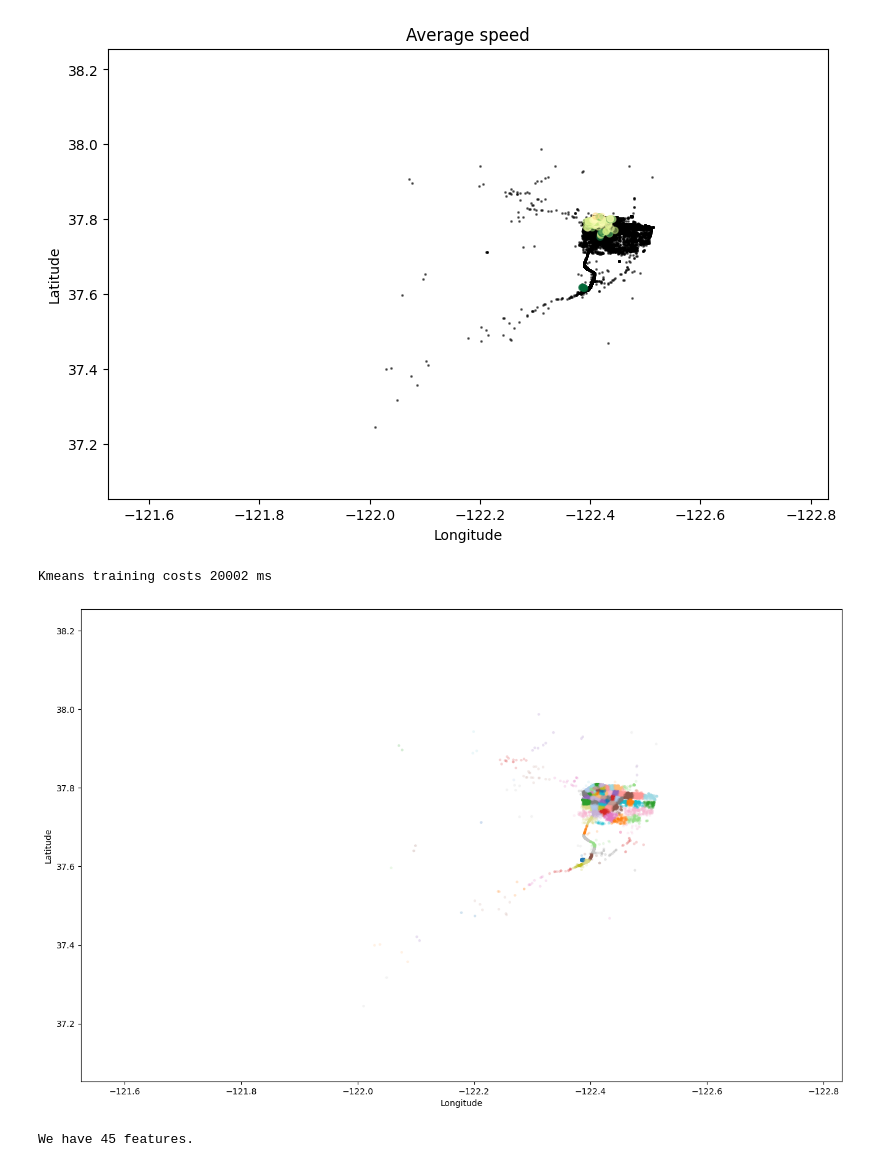
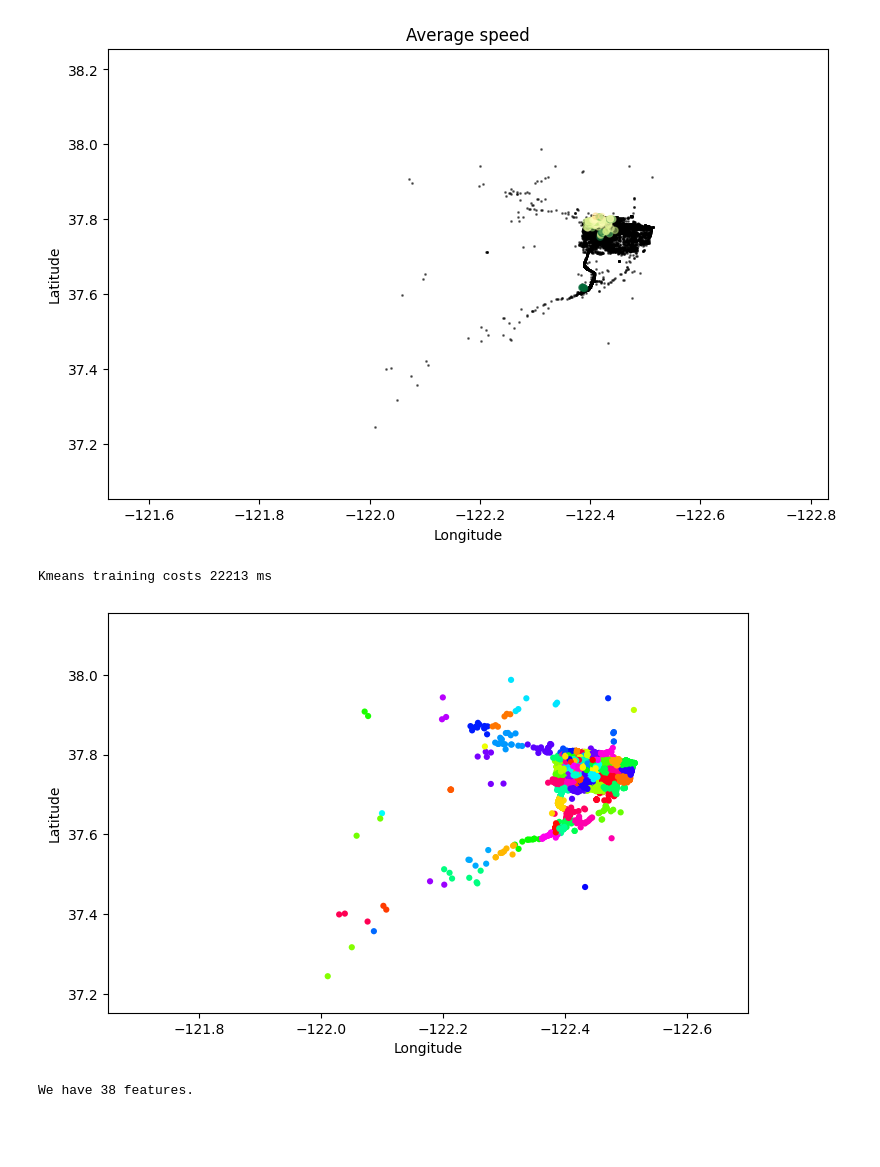
Before and after one commit to lin-shuang/toy-google-maps, a Jupyter notebook: Time estimation.ipynb, the cells around one changed output. Drawn from its saved outputs; the diff is of its cells as text; code cells hidden in the pictures; blank space fills up the shorter version.

```diff
--- a/Time estimation.ipynb
+++ b/Time estimation.ipynb
@@ -177,14 +186,10 @@ plt.show()
 # %%
-# Distance
+# Distances of pick up & drop offs
 train.loc[:, 'distance_haversine'] = haversine_array(train['pickup_latitude'].values, train['pickup_longitude'].values, train['dropoff_latitude'].values, train['dropoff_longitude'].values)
-train.loc[:, 'distance_dummy_manhattan'] = dummy_manhattan_distance(train['pickup_latitude'].values, train['pickup_longitude'].values, train['dropoff_latitude'].values, train['dropoff_longitude'].values)
 train.loc[:, 'direction'] = bearing_array(train['pickup_latitude'].values, train['pickup_longitude'].values, train['dropoff_latitude'].values, train['dropoff_longitude'].values)
-train.loc[:, 'pca_manhattan'] = np.abs(train['dropoff_pca1'] - train['pickup_pca1']) + np.abs(train['dropoff_pca0'] - train['pickup_pca0'])
 
 test.loc[:, 'distance_haversine'] = haversine_array(test['pickup_latitude'].values, test['pickup_longitude'].values, test['dropoff_latitude'].values, test['dropoff_longitude'].values)
-test.loc[:, 'distance_dummy_manhattan'] = dummy_manhattan_distance(test['pickup_latitude'].values, test['pickup_longitude'].values, test['dropoff_latitude'].values, test['dropoff_longitude'].values)
 test.loc[:, 'direction'] = bearing_array(test['pickup_latitude'].values, test['pickup_longitude'].values, test['dropoff_latitude'].values, test['dropoff_longitude'].values)
-test.loc[:, 'pca_manhattan'] = np.abs(test['dropoff_pca1'] - test['pickup_pca1']) + np.abs(test['dropoff_pca0'] - test['pickup_pca0'])
 
 train.loc[:, 'center_latitude'] = (train['pickup_latitude'].values + train['dropoff_latitude'].values) / 2
 train.loc[:, 'center_longitude'] = (train['pickup_longitude'].values + train['dropoff_longitude'].values) / 2
@@ -205,18 +210,14 @@ test.loc[:, 'pickup_hour'] = test['pickup_datetime'].dt.hour
 test.loc[:, 'pickup_minute'] = test['pickup_datetime'].dt.minute
 test.loc[:, 'pickup_dt'] = (test['pickup_datetime'] - train['pickup_datetime'].min()).dt.total_seconds()
 test.loc[:, 'pickup_week_hour'] = test['pickup_weekday'] * 24 + test['pickup_hour']
-# %%
-# Speed
-train.loc[:, 'avg_speed_h'] = 1000 * train['distance_haversine'] / train['trip_duration']
-train.loc[:, 'avg_speed_m'] = 1000 * train['distance_dummy_manhattan'] / train['trip_duration']
 # %%
+# Avg speed of time series
 train.loc[:, 'avg_speed_h'] = 1000 * train['distance_haversine'] / train['trip_duration']
-train.loc[:, 'avg_speed_m'] = 1000 * train['distance_dummy_manhattan'] / train['trip_duration']
 fig, ax = plt.subplots(ncols=3, sharey=True)
 plt.subplots_adjust(left=0.1, right=0.55, top=0.55, bottom=0.1)
-ax[0].plot(train.groupby('pickup_hour').mean()['avg_speed_h'], 'bo-', lw=2, alpha=0.7)
-ax[1].plot(train.groupby('pickup_weekday').mean()['avg_speed_h'], 'go-', lw=2, alpha=0.7)
-ax[2].plot(train.groupby('pickup_week_hour').mean()['avg_speed_h'], 'ro-', lw=2, alpha=0.7)
+ax[0].plot(train.groupby('pickup_hour').mean()['avg_speed_h'], 'ro-', lw=1, alpha=1)
+ax[1].plot(train.groupby('pickup_weekday').mean()['avg_speed_h'], 'yo-', lw=1, alpha=1)
+ax[2].plot(train.groupby('pickup_week_hour').mean()['avg_speed_h'], 'go-', lw=1, alpha=0.5)
 ax[0].set_xlabel('hour')
 ax[1].set_xlabel('weekday')
 ax[2].set_xlabel('weekhour')
@@ -261,7 +262,7 @@ test.loc[:, 'pickup_dt_bin'] = (test['pickup_dt'] // (3 * 3600))
 # %% [output]
 [figure]
 # %%
-# Clustering
+# Spatial clustering
 sample_ind = np.random.permutation(len(coords))[:500000]
 kmeans_train_0 = time.time()
 kmeans = KMeans(n_clusters=100, max_iter=100).fit(coords[sample_ind])
@@ -274,18 +275,23 @@ train.loc[:, 'dropoff_cluster'] = kmeans.predict(train[['dropoff_latitude', 'dro
 test.loc[:, 'pickup_cluster'] = kmeans.predict(test[['pickup_latitude', 'pickup_longitude']])
 test.loc[:, 'dropoff_cluster'] = kmeans.predict(test[['dropoff_latitude', 'dropoff_longitude']])
 # %% [output]
-Kmeans training costs 20002 ms
+Kmeans training costs 22213 ms
 # %%
 fig, ax = plt.subplots(ncols=1, nrows=1)
-ax.scatter(train.pickup_longitude.values[:N], train.pickup_latitude.values[:N], s=10, lw=0,
-           c=train.pickup_cluster[:N].values, cmap='tab20', alpha=0.2)
+plt.subplots_adjust(left=0.1, right=0.5, top=0.5, bottom=0.1)
+
+ax.scatter(train.pickup_longitude.values[:N], train.pickup_latitude.values[:N], s=20, lw=0,
+           c=train.pickup_cluster[:N].values, cmap='hsv', alpha=1)
+
+city_long_border = (-121.65, -122.7)
+city_lat_border = (37.1530, 38.1554)
 ax.set_xlim(city_long_border)
 ax.set_ylim(city_lat_border)
 ax.set_xlabel('Longitude')
 ax.set_ylabel('Latitude')
 plt.show()
 # %% [output]
-[figure, old version]
+[figure, new version]
 # %%
 # Temporal aggregation
 for gby_col in ['pickup_hour', 'pickup_date', 'pickup_week_hour', 'pickup_cluster', 'dropoff_cluster']:
@@ -294,16 +300,15 @@ for gby_col in ['pickup_hour', 'pickup_date', 'pickup_week_hour', 'pickup_cluste
     train = pd.merge(train, gby, how='left', left_on=gby_col, right_index=True)
     test = pd.merge(test, gby, how='left', left_on=gby_col, right_index=True)
 # %%
+# Identify features
+
 feature_names = list(train.columns)
 do_not_use_for_training = ['id', 'log_trip_duration', 'pickup_datetime', 'dropoff_datetime',
-                           'trip_duration', 'pickup_date', 'avg_speed_h', 'avg_speed_m']
+                           'trip_duration', 'pickup_date', 'avg_speed_h']
 feature_names = [f for f in train.columns if f not in do_not_use_for_training]
 
 print('We have %i features.' % len(feature_names))
 train[feature_names].count()
 y = np.log(train['trip_duration'].values + 1)
-
-# t1 = dt.datetime.now()
-# print('Feature extraction time: %i seconds' % (t1 - t0).seconds)
 # %% [output]
-We have 45 features.
+We have 38 features.
```
Also changed, not shown: parts of 18 cells of this notebook, 1 other file.
